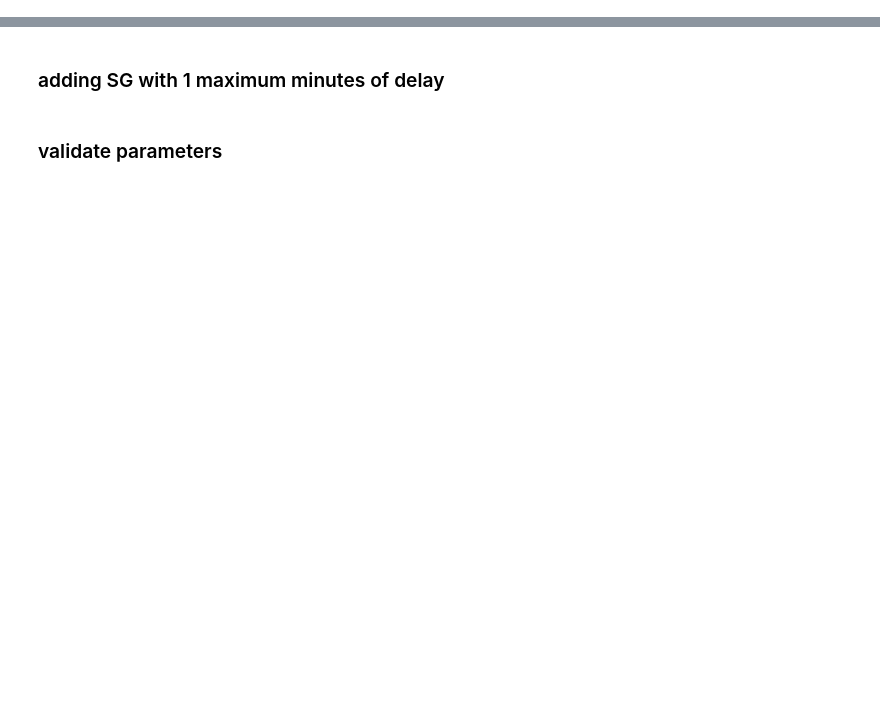
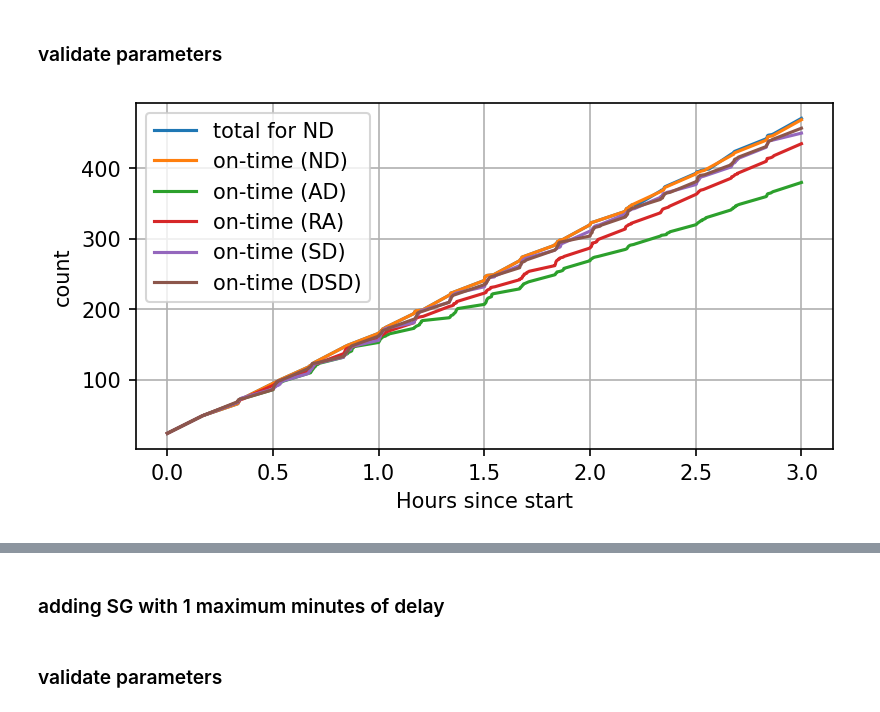
Before and after one commit to joerovar/flex-bus-sim, a Jupyter notebook: test.ipynb, the cells around one changed output, grey strips where cells are left out. Cells and saved outputs as stored; diff of their text form; code cells hidden in the pictures; blank space fills up the shorter version.

Commit message:
working scenarios

```diff
--- a/test.ipynb
+++ b/test.ipynb
@@ -10,0 +9,11 @@ False
+# %%
+tstamp = '1023-145928'
+RESULTS_PATH = os.path.join(OUTPUT_FOLDER_PATH,'experiments_'+tstamp)
+idle = pd.read_csv(os.path.join(RESULTS_PATH, 'idle.csv'))
+pax = pd.read_csv(os.path.join(RESULTS_PATH, 'pax.csv'))
+state = pd.read_csv(os.path.join(RESULTS_PATH, 'state.csv'))
+trips = pd.read_csv(os.path.join(RESULTS_PATH, 'trips.csv'))
+create_field_from_state_item(state, 4, 'delay')
+create_field_from_state_item(state, 1, 'n_requests')
+# %% [markdown]
+### validate parameters
@@ -10,0 +33,24 @@ False
+# %%
+def get_n_trips_over_time(data, stop=0, direction='out', scenario='DN'):
+    all_trips = data[(data['stop']==stop) & (data['direction']==direction) & (data['scenario']==scenario)].copy()
+    all_trips = all_trips.sort_values('arrival_time').reset_index(drop=True).reset_index().rename(columns={'index':'count'})
+    on_time_trips = all_trips[all_trips['arrival_time']-all_trips['scheduled_time']<(SCHEDULE_TOLERANCE*60)].copy().drop(columns=['count'])
+
+    all_trips = all_trips.drop_duplicates(subset=['arrival_time'], keep='last')
+    on_time_trips = on_time_trips.reset_index(drop=True).reset_index().rename(columns={'index':'count'})
+    on_time_trips = on_time_trips.drop_duplicates(subset=['arrival_time'], keep='last')
+    return all_trips, on_time_trips
+# %%
+scenarios = ['ND', 'AD', 'RA','SD', 'DSD']
+fig, axs = plt.subplots(figsize=(6,3))
+for i in range(len(scenarios)):
+    all_trips, on_time_trips = get_n_trips_over_time(trips, stop=0, direction='out', scenario=scenarios[i])
+    all_trips['arrival_time'] = all_trips['arrival_time']/60/60
+    on_time_trips['arrival_time'] = on_time_trips['arrival_time']/60/60
+    if scenarios[i] == 'ND':
+        sns.lineplot(data=all_trips, x='arrival_time', y='count', ax=axs, label='total for ND')
+    sns.lineplot(data=on_time_trips, x='arrival_time', y='count', ax=axs, label=f'on-time ({scenarios[i]})')
+    axs.set_xlabel('Hours since start')
+    axs.grid(True)
+# %% [output]
+[figure, added]
```
Also changed, not shown: parts of 25 cells of this notebook, 7 other files.
